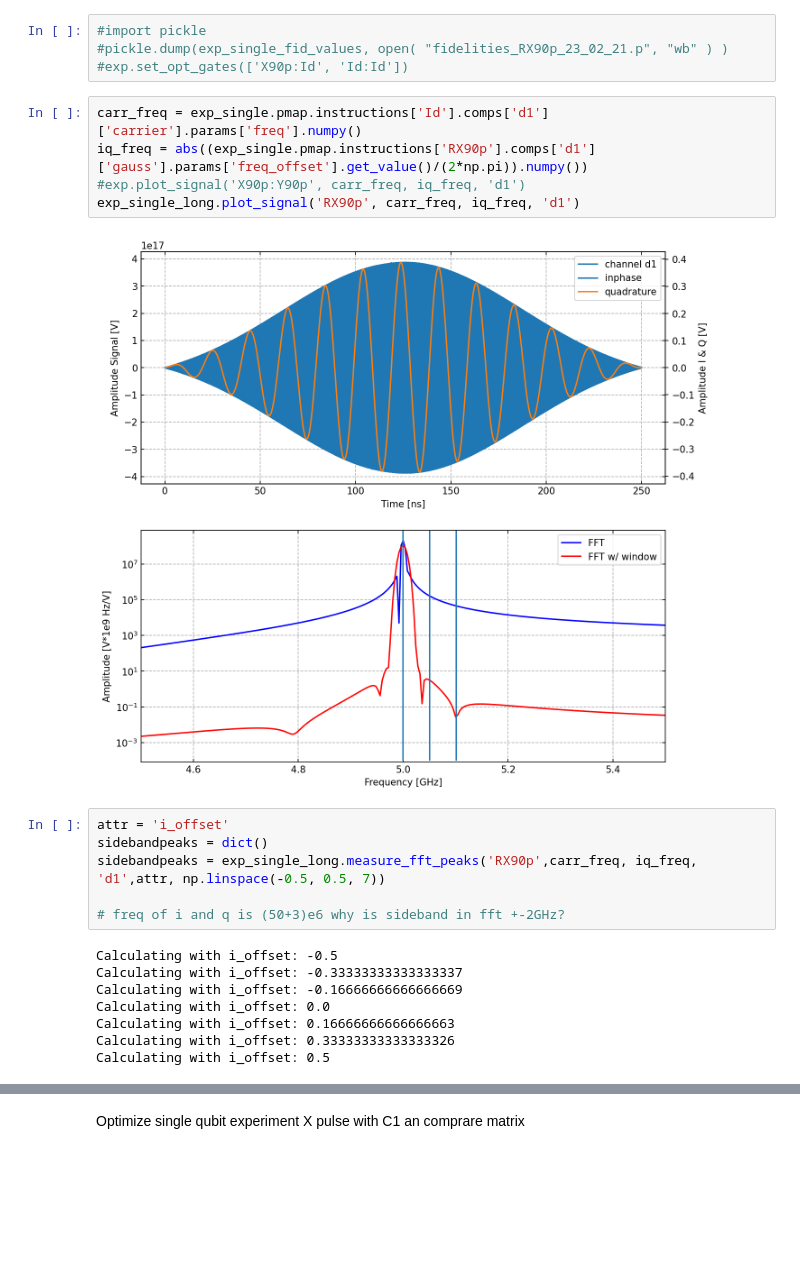
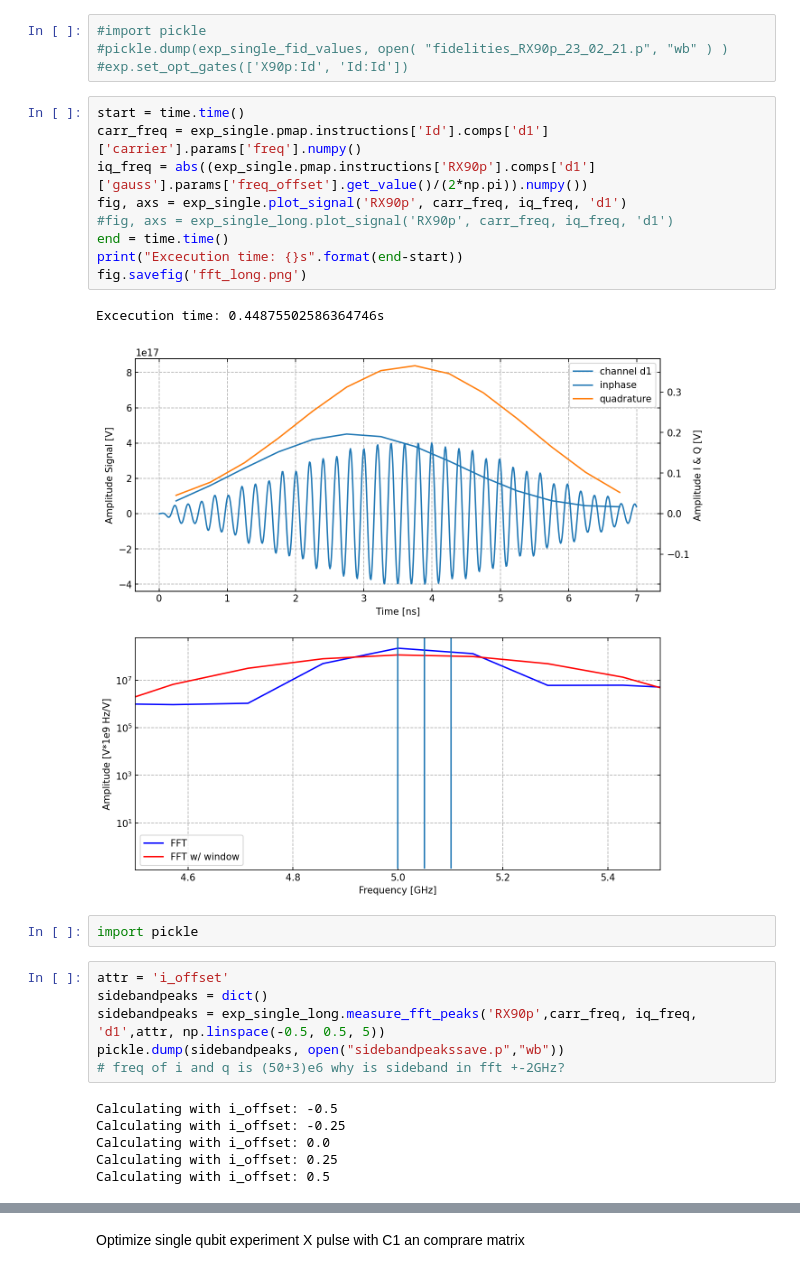
Before and after one commit to flo-maier/c3, a Jupyter notebook: c3test.ipynb, the cells around one changed output, grey strips where cells are left out. Cells and saved outputs as stored; diff of their text form; blank space fills up the shorter version.

```diff
--- a/c3test.ipynb
+++ b/c3test.ipynb
@@ -62,25 +63,30 @@ Signal Plot & FFT
 #pickle.dump(exp_single_fid_values, open( "fidelities_RX90p_23_02_21.p", "wb" ) )
 #exp.set_opt_gates(['X90p:Id', 'Id:Id'])
 # %%
+start = time.time()
 carr_freq = exp_single.pmap.instructions['Id'].comps['d1']['carrier'].params['freq'].numpy()
 iq_freq = abs((exp_single.pmap.instructions['RX90p'].comps['d1']['gauss'].params['freq_offset'].get_value()/(2*np.pi)).numpy())
-#exp.plot_signal('X90p:Y90p', carr_freq, iq_freq, 'd1')
-exp_single_long.plot_signal('RX90p', carr_freq, iq_freq, 'd1')
+fig, axs = exp_single.plot_signal('RX90p', carr_freq, iq_freq, 'd1')
+#fig, axs = exp_single_long.plot_signal('RX90p', carr_freq, iq_freq, 'd1')
+end = time.time()
+print("Excecution time: {}s".format(end-start))
+fig.savefig('fft_long.png')
 # %% [output]
+Excecution time: 0.44875502586364746s
-[figure, old version]
+[figure, new version]
+# %%
+import pickle
 # %%
 attr = 'i_offset'
 sidebandpeaks = dict()
-sidebandpeaks = exp_single_long.measure_fft_peaks('RX90p',carr_freq, iq_freq, 'd1',attr, np.linspace(-0.5, 0.5, 7))
-
+sidebandpeaks = exp_single_long.measure_fft_peaks('RX90p',carr_freq, iq_freq, 'd1',attr, np.linspace(-0.5, 0.5, 5))
+pickle.dump(sidebandpeaks, open("sidebandpeakssave.p","wb"))
 # freq of i and q is (50+3)e6 why is sideband in fft +-2GHz?
 # %% [output]
 Calculating with i_offset: -0.5
-Calculating with i_offset: -0.33333333333333337
-Calculating with i_offset: -0.16666666666666669
+Calculating with i_offset: -0.25
 Calculating with i_offset: 0.0
-Calculating with i_offset: 0.16666666666666663
-Calculating with i_offset: 0.33333333333333326
+Calculating with i_offset: 0.25
 Calculating with i_offset: 0.5
 # %%
 with plt.rc_context({'figure.facecolor': 'white'}):
```
Also changed, not shown: parts of 13 cells of this notebook, 5 other files.
